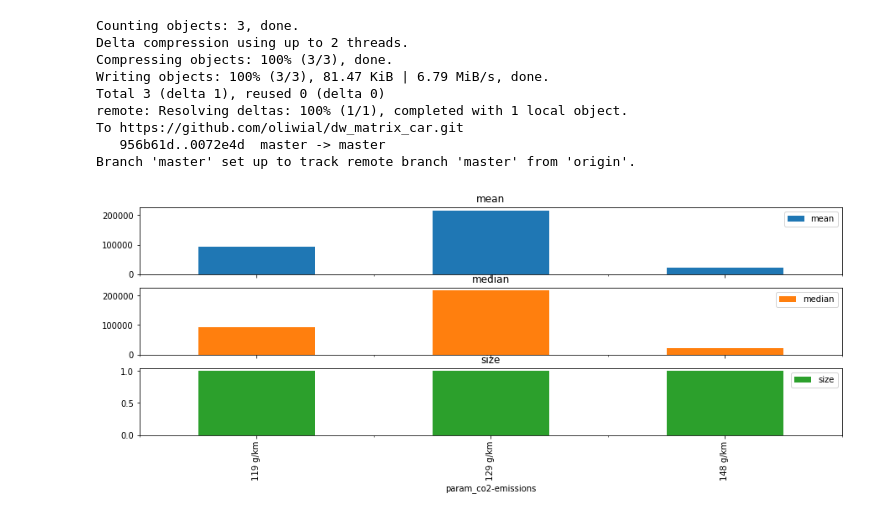
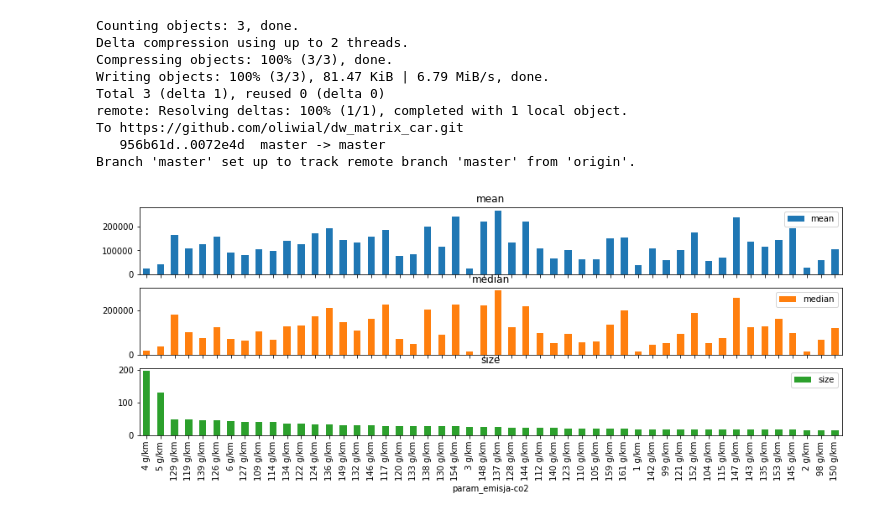
Before and after one commit to oliwial/dw_matrix_car, a Jupyter notebook: day2_visualisation.ipynb, the cells around one changed output. Drawn from its saved outputs; the diff is of its cells as text; code cells hidden in the pictures.

Commit message:
add visualisation

```diff
--- a/day2_visualisation.ipynb
+++ b/day2_visualisation.ipynb
@@ -93,7 +93,7 @@ remote: Resolving deltas: 100% (1/1), completed with 1 local object.
 To https://github.com/oliwial/dw_matrix_car.git
    956b61d..0072e4d  master -> master
 Branch 'master' set up to track remote branch 'master' from 'origin'.
-# %%
-group_and_barplot('param_co2-emissions');
-# %% [output]
-[figure, removed]
+# %%
+group_and_barplot('param_emisja-co2');
+# %% [output]
+[figure, added]
```
